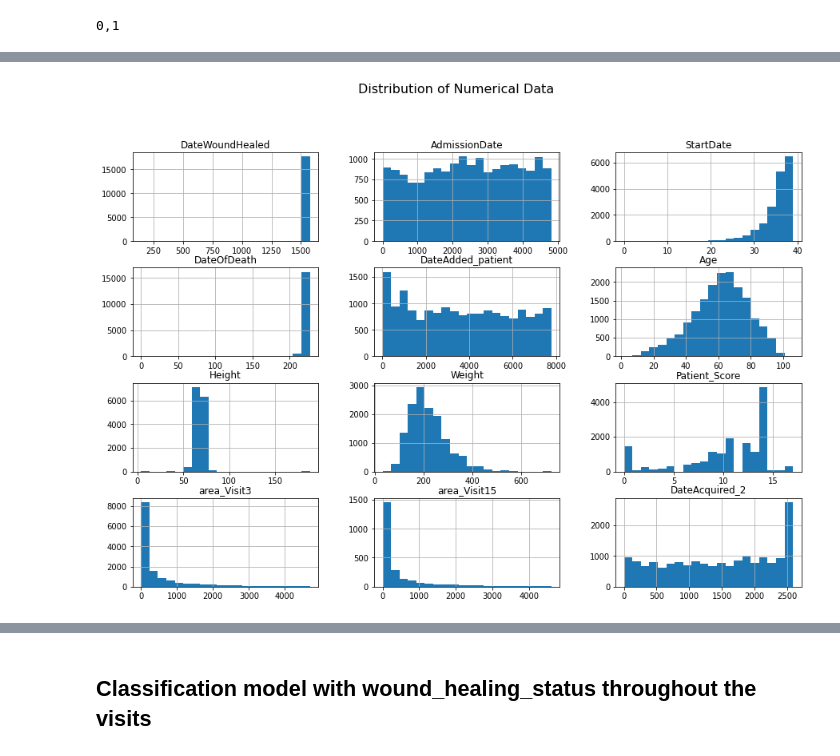
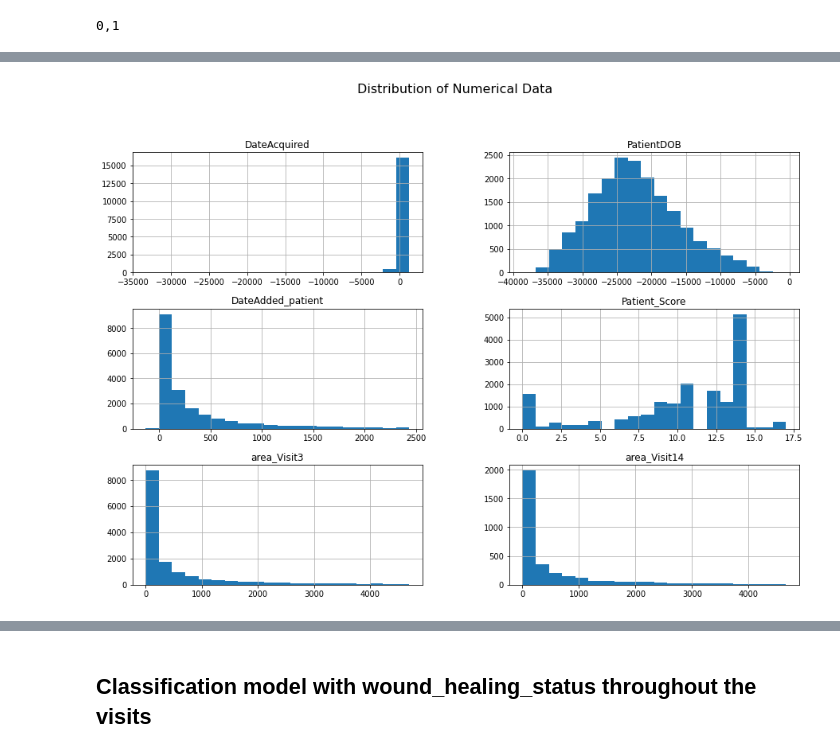
Before and after one commit to iupui-soic/wound-forecast, a Jupyter notebook: Combined_work/Classification/5_Classification_baseline.ipynb, the cells around one changed output, grey strips where cells are left out. Saved outputs shown, nothing was run; the diff lists cells and outputs as text; code cells hidden in the pictures.

```diff
--- a/Combined_work/Classification/5_Classification_baseline.ipynb
+++ b/Combined_work/Classification/5_Classification_baseline.ipynb
@@ -70,7 +65,7 @@ columns_to_remove = df_dropped.columns[df_dropped.columns.str.startswith('DayNum
 # Remove the columns starting with 'imageFileCount'
 df_dropped = df_dropped.drop(columns=columns_to_remove)
 
-df_dropped = df_dropped.drop(["PatientIDWoundNumber", "DateInactive","DateOfAccident"],axis=1)
+df_dropped = df_dropped.drop(["PatientIDWoundNumber"],axis=1)
 
 # Q1 = df_reduced['BMI'].quantile(0.25)
 # Q3 = df_reduced['BMI'].quantile(0.75)
@@ -626,3 +412,3 @@ df_reduced.to_csv("df_reduced_features_843.csv")
 # %%
-df_reduced=pd.read_csv("df_reduced_features_843.csv")
+df_reduced=pd.read_csv("df_reduced.csv")
 df_reduced=df_reduced.drop(["Unnamed: 0"], axis=1)
@@ -680,0 +468,30 @@ Length: 843, dtype: object
+# %%
+prefixes_to_convert = ["AdiposeExposed", 'AdiposeNecrosisExposed', 'AtrophieBlanche', 'BoneNecrosisExposed',
+                      'BrawnyInduration', 'Callus', 'CapsuleExposed', 'CapsuleNecrosisExposed', 'Crepitus',
+                      'Cyanosis', 'Denuded', 'DryScaly', 'Ecchymosis', 'Edema', 'Erythema', 'Excoriation',
+                      'ExposedBone', 'ExposedMuscle', 'ExposedTendon', 'Fluctuance', 'Friable',
+                      'GranulationQualityPale', 'GranulationQualityPink', 'GranulationQualityRed', 'greygran',
+                      'Hemosiderosis', 'hypergran', 'Induration', 'Maceration', 'Moist', 'MuscleNecrosisExposed',
+                      'NoMeasurableDepth', 'NormalColor', 'NormalMoisture', 'normalTexture', 'NurseOnlyVisit',
+                      'Pallor', 'pinkgran', 'Rash', 'redgran', 'Rubor', 'Scarring', 'Shiny', 'sinustract',
+                      'SloughLessThan20', 'SSAbscess', 'SSCAndSPending', 'SSChangesInGranulationTissue',
+                      'SSConfirmedLocal', 'SSConfirmedSystemic', 'SSDrainageDisproportionate', 'SSDrainageThick',
+                      'SSFever', 'SSFoulWoundOdor', 'SSIncreasedEdema', 'SSInflammationExtendingToBone',
+                      'SSMalaise', 'SSNewOnset', 'SSOther', 'SSPocketing', 'SSPoorlyDefinedErythemalBorder',
+                      'SSSignsAndSymptoms', 'SSSystemicAntibiotics', 'SSTopicalAntibiotics',
+                      'SSWarmthExtendingBeyondLocalPeriWound', 'SSWoundStalling', 'SSXRay', 'SystematicInfection',
+                      'TendonNecrosisExposed', 'TunnelingOrUndermining', 'ErythemaLocCircumferential',
+                      'NecroticTypeBlackEschar', 'JointNecrosisExposed', 'TendernessOnPalpation', 'ExposedJoint',
+                      'NecroticTypeWetHydrated', 'GranulationQualityHypertrophic', 'NecroticTypeYellowSlough',
+                      'ActiveWound', 'ClusteredWound', 'PendingAmputationOnPresentation', 'ResolvedRecurrence',
+                      'ResultOfAccident', 'WoundRecurrence', 'MedicareAdmission', 'NonWoundDiagnosis',
+                      'PalliativeCare', "PatientSelfCare"]
+
+# Iterate over columns
+for col in df_reduced.columns:
+    for prefix in prefixes_to_convert:
+        if col.startswith(prefix) or col == prefix:
+            df_reduced[col] = df_reduced[col].astype('boolean')
+
+# Verify the changes
+print(df_reduced.dtypes)
@@ -681,15 +511,15 @@ Length: 843, dtype: object
 # %%
 target_column = 'FinalVisit_Healing_Status'
 
 # Split the data into features (X) and the target variable (y)
 X = df_reduced.drop([target_column], axis=1)
 
 # Assuming X is your DataFrame with numerical columns
-numerical_columns = X.select_dtypes(include=['int64', 'float64']).columns
+numerical_columns = X.select_dtypes(exclude=['category', 'boolean']).columns
 
 # Plot histograms for each numerical column
 X[numerical_columns].hist(bins=20, figsize=(15, 10))
 plt.suptitle('Distribution of Numerical Data', y=1, fontsize=16)
 plt.show()
 # %% [output]
-[figure, old version]
+[figure, new version]
```
Also changed, not shown: parts of 44 cells of this notebook, 5 other files.
